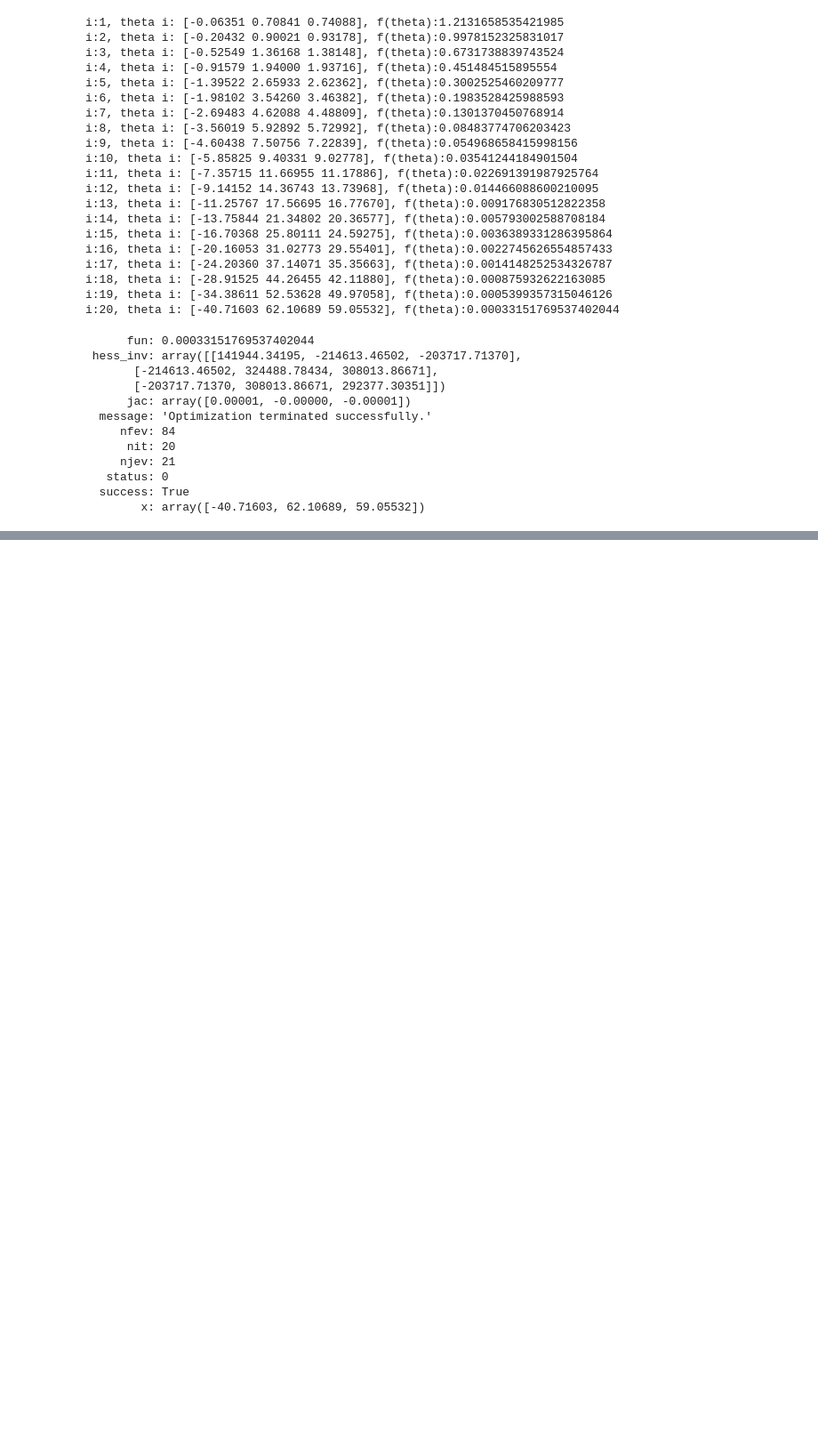
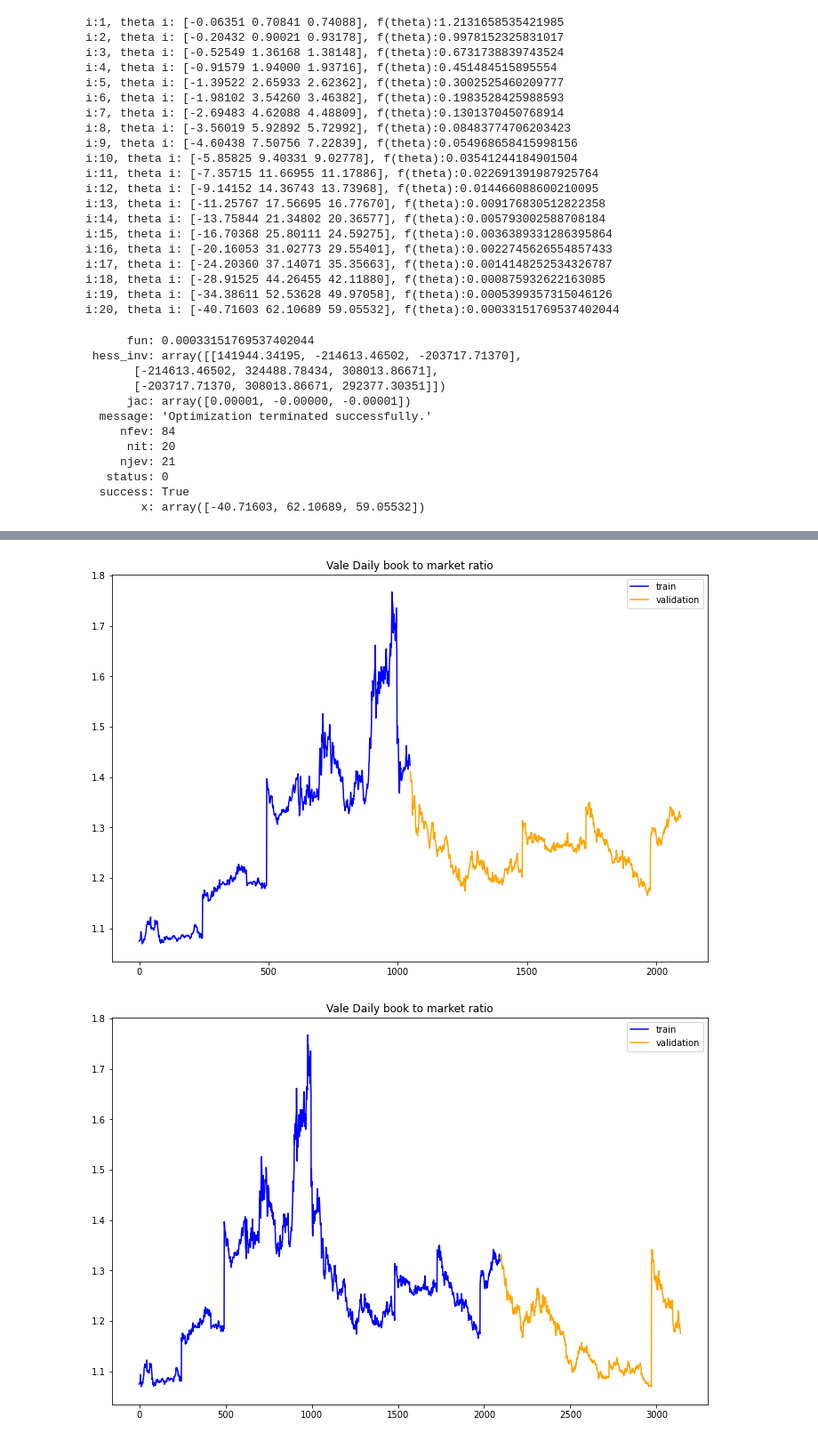
Before and after one commit to gabrielvieira37/master_thesis, a Jupyter notebook: prototype/article_prototype.ipynb, the cells around one changed output, grey strips where cells are left out. Shown at 89% size. Drawn from its saved outputs; the diff is of its cells as text; code cells hidden in the pictures; blank space fills up the shorter version.

```diff
--- a/prototype/article_prototype.ipynb
+++ b/prototype/article_prototype.ipynb
@@ -388,0 +353,29 @@ plt.show()
+# %%
+lreturn = pd.read_csv('lagged_return.csv')
+mcap = pd.read_csv('market_cap.csv')
+book_to_mkt_ratio = pd.read_csv('book_to_mkt_ratio.csv')
+daily_return = pd.read_csv('daily_return.csv')
+# %%
+from sklearn.model_selection import TimeSeriesSplit
+splits = TimeSeriesSplit(n_splits=3)
+# %%
+for train, val in splits.split(book_to_mkt_ratio):
+    train_btm = book_to_mkt_ratio.loc[train]
+    train_me = mcap.loc[train]
+    train_mom = lreturn.loc[train]
+
+    val_btm = book_to_mkt_ratio.loc[val]
+    val_me = mcap.loc[val]
+    val_mom = lreturn.loc[val]
+
+    plt.figure(figsize=(12,8))
+    plt.title("Vale Daily book to market ratio")
+    plt.ticklabel_format(style='plain')
+    train_btm['VALE3'].plot(c='blue', label='train')
+    val_btm['VALE3'].plot(c='orange', label='validation')
+    plt.legend()
+    # plt.grid()
+    plt.show()
+# %% [output]
+[figure, added]
+[figure, added]
```
Also changed, not shown: parts of 31 cells of this notebook.
